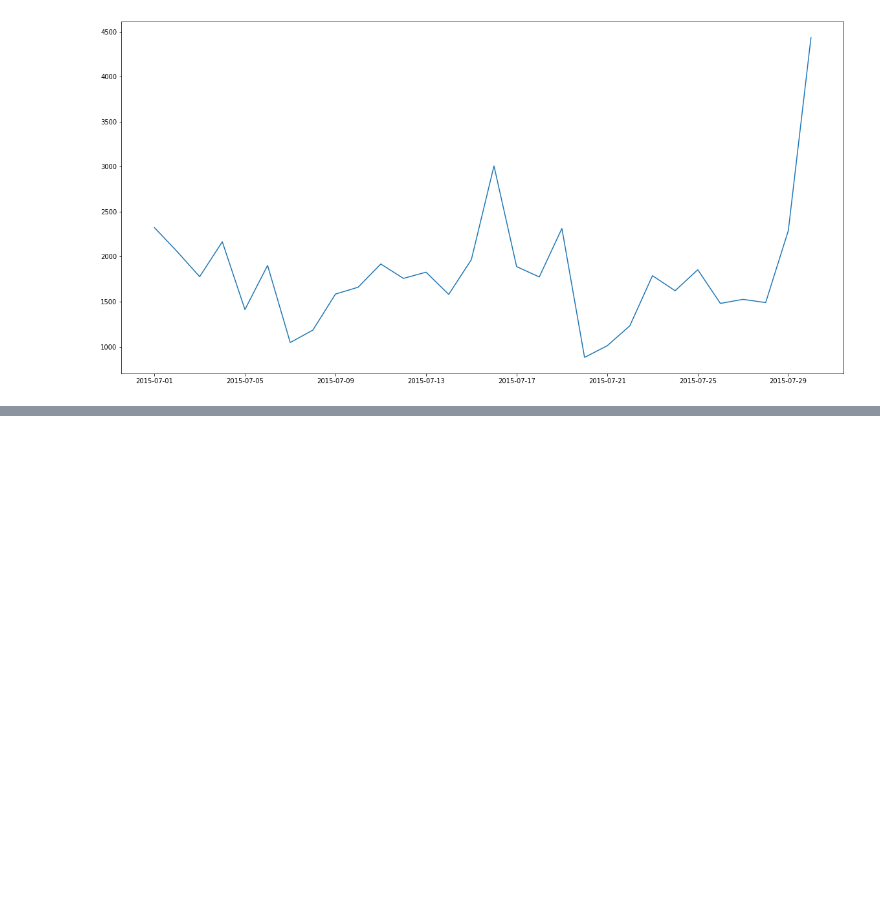
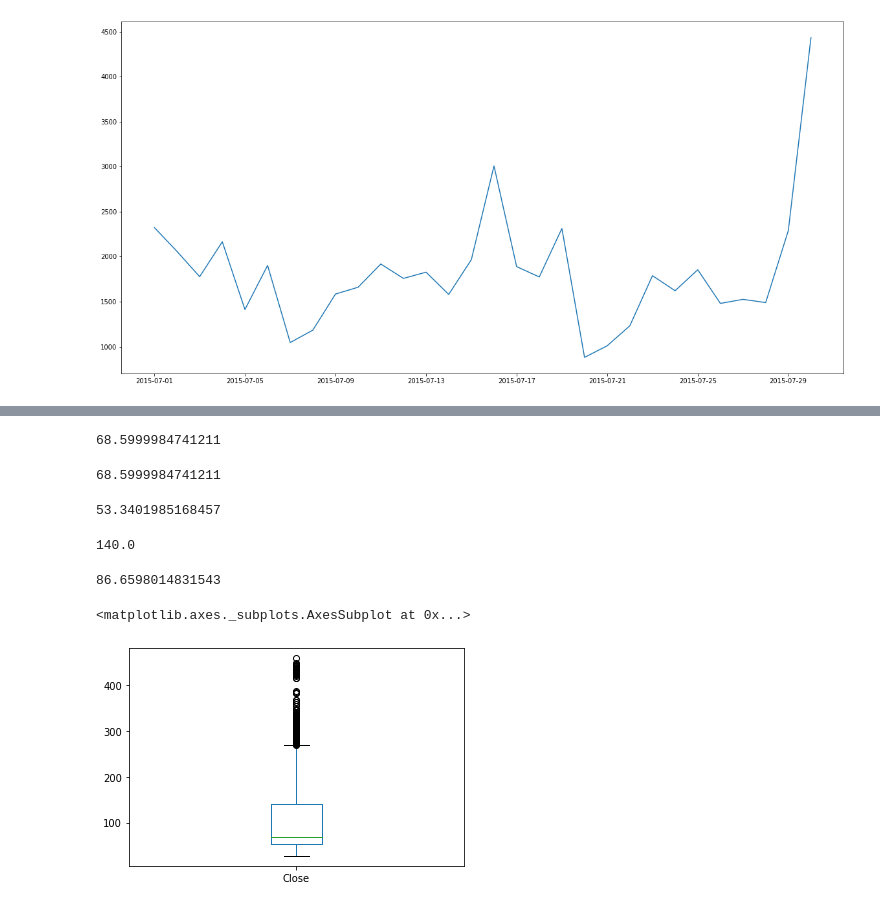
Before and after one commit to ywchiu/tibamepy, a Jupyter notebook: Demo20200927.ipynb, the cells around one changed output, grey strips where cells are left out. Cells and saved outputs as stored; diff of their text form; code cells hidden in the pictures; blank space fills up the shorter version.

```diff
--- a/Demo20200927.ipynb
+++ b/Demo20200927.ipynb
@@ -417,0 +543,3 @@ df['dt'].dt.date.value_counts().sort_index().plot(kind = 'line', figsize= [20,10
+# %%
+import pandas_datareader
+df = pandas_datareader.get_data_yahoo('2330.TW', start = '2000-01-01')
@@ -417,0 +550,25 @@ df['dt'].dt.date.value_counts().sort_index().plot(kind = 'line', figsize= [20,10
+# %%
+df['Close'].median()
+# %% [output]
+68.5999984741211
+# %%
+df['Close'].median()
+# %% [output]
+68.5999984741211
+# %%
+df['Close'].quantile(0.25)
+# %% [output]
+53.3401985168457
+# %%
+df['Close'].quantile(0.75)
+# %% [output]
+140.0
+# %%
+df['Close'].quantile(0.75) - df['Close'].quantile(0.25)
+# %% [output]
+86.6598014831543
+# %%
+df['Close'].plot(kind = 'box')
+# %% [output]
+<matplotlib.axes._subplots.AxesSubplot at 0x...>
+[figure, added]
```
Also changed, not shown: parts of 43 cells of this notebook.
